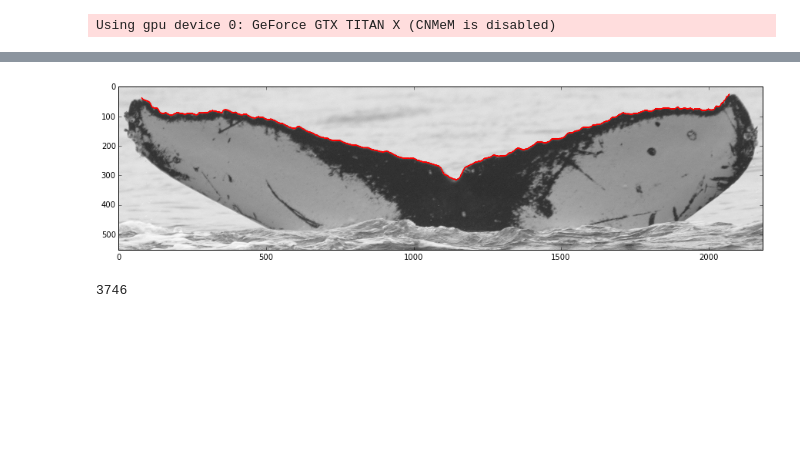
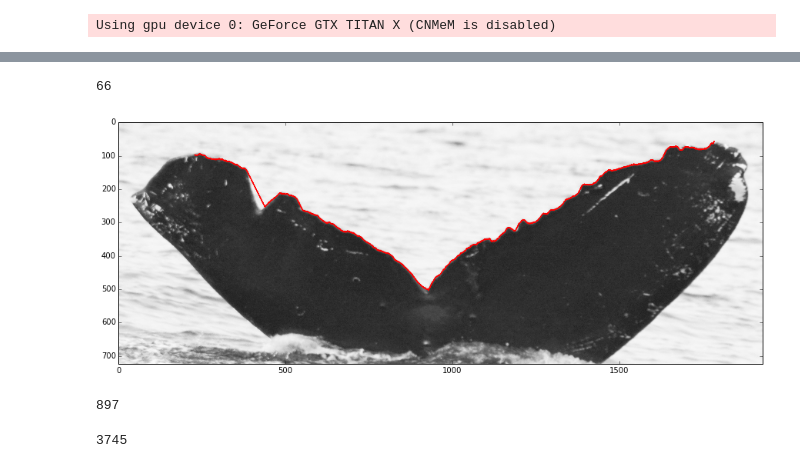
Before and after one commit to zmjjmz/thesiswork, a Jupyter notebook: edge_extract/Flukebook Dataset.ipynb, the cells around one changed output, grey strips where cells are left out. Drawn from its saved outputs; the diff is of its cells as text; code cells hidden in the pictures; blank space fills up the shorter version.

Commit message:
Reimplemented Trailing Edge extraction in C++ for speed

```diff
--- a/edge_extract/Flukebook Dataset.ipynb
+++ b/edge_extract/Flukebook Dataset.ipynb
@@ -172,23 +207,24 @@ len(id_img_map)
 # %%
 troubled_imgs = []
 
-for imginfo, uriinfo in ut.ProgressIter(filter(lambda x: 'edge' not in x[0],
-                                      zip(fb_curvatures, img_points_info['mediaAssets'])), lbl='Image'):
+for imginfo, uriinfo in ut.ProgressIter(zip(fb_curvatures, img_points_info['mediaAssets'])):
     imgfn = downloadImage(uriinfo['referenceImageURL'], cache=False)
     img = cv2.imread(join(imgs_dir, imgfn))
     xyconvert = lambda pt: (pt['x'], pt['y'])
+    if img.shape == (800,600,3):
+        trouble_type = 1
+        troubled_imgs.append((uriinfo['referenceImageURL'], trouble_type))
+
+
     try:
-        path, _, _ = find_seam(img, xyconvert(imginfo['points']['left']),
-                                xyconvert(imginfo['points']['right']),
-                           center=xyconvert(imginfo['points']['notch']),
-                           n_neighbors=5)
+        path, cost = find_trailing_edge_cpp(img,
+                                            xyconvert(imginfo['points']['left']),
+                                            xyconvert(imginfo['points']['right']),
+                                            xyconvert(imginfo['points']['notch']),
+                                            n_neighbors=5)z
     except IndexError:
         print("Extraction failed on image %s" % imginfo['fn'])
-
-        if img.shape == (800,600):
-            trouble_type = 1
-        else:
-            trouble_type = 2
+        trouble_type = 2
         troubled_imgs.append((uriinfo['referenceImageURL'], trouble_type))
         continue
     print(img.shape)
@@ -222,7 +263,0 @@ print(fb_curvatures[-1]['edge'])
-# %%
-for imginfo in filter(lambda x: 'edge' not in x, fb_curvatures):
-    #imgfn = downloadImage(imginfo['fn'], cache=True)
-    badimg = cv2.imread(join(imgs_dir, imginfo['fn']))
-    if badimg.shape != (600, 800, 3):
-        print(badimg.shape)
-        print(imginfo['points'])
@@ -248,12 +264,16 @@ for imginfo in filter(lambda x: 'edge' not in x, fb_curvatures):
+# %%
+print(len(troubled_imgs))
+# %% [output]
+66
 # %%
 import random
 def displayEdge(imginfo):
     img = cv2.imread(join(imgs_dir, imginfo['fn']))
     for edgePoint in imginfo['edge']:
-        cv2.circle(img, edgePoint, 2, (255,0,0), thickness=-1)
+        cv2.circle(img, tuple(edgePoint), 2, (255,0,0), thickness=-1)
     plt.figure(figsize=(15,15))
     plt.imshow(img)
 
 displayEdge(random.choice(fb_curvatures))
 # %% [output]
-[figure, old version]
+[figure, new version]
@@ -262,9 +284,11 @@ curvatures_mult = filter(lambda x: len(id_img_map[x['id']]) > 1, fb_curvatures)
 # %%
-curvatures_good = list(filter(lambda x: 'edge' in x, curvatures_mult))
+print(len(curvatures_mult))
 import cPickle as pickle
-with open(join(dataset_loc, "Flukes/Flukebook/fb_edges.pkl"), 'w') as f:
-    pickle.dump(curvatures_good, f)
+with open(join(dataset_loc, "Flukes/Flukebook/fb_edges_mult_noresize.pkl"), 'w') as f:
+    pickle.dump(curvatures_mult, f)
+# %% [output]
+897
 # %%
-max([len(i['edge']) for i in curvatures_good])
+max([len(i['edge']) for i in curvatures_mult])
 # %% [output]
-3746
+3745
```
Also changed, not shown: parts of 11 cells of this notebook, 2 other files.
